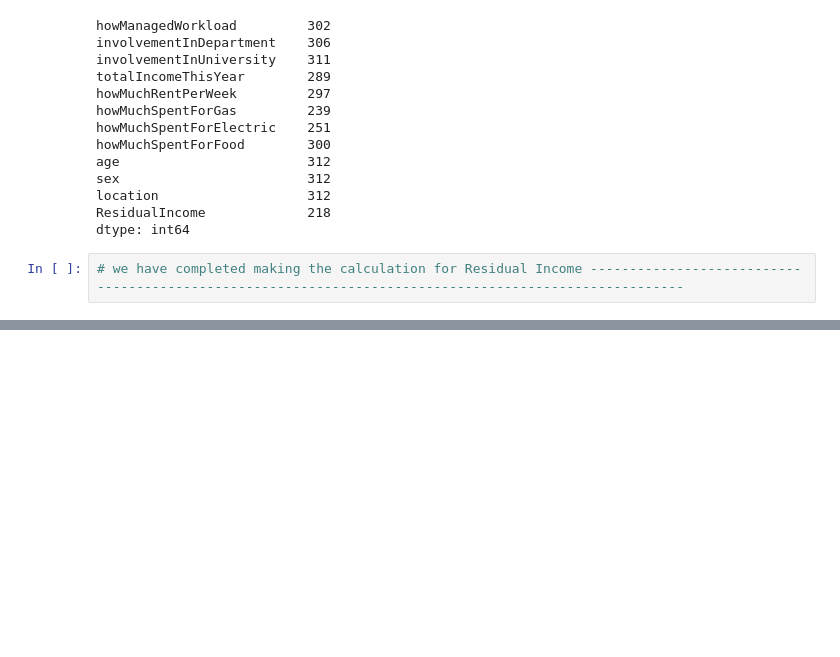
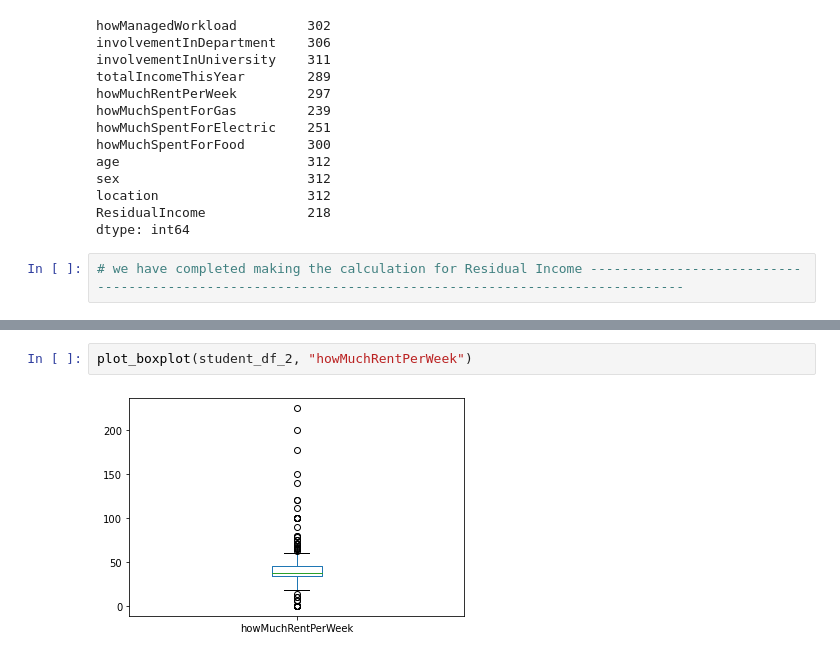
Before and after one commit to Mohamed-Shaheedullah/student-welfare-data, a Jupyter notebook: student_welfare_Python.ipynb, the cells around one changed output, grey strips where cells are left out. Saved outputs shown, nothing was run; the diff lists cells and outputs as text; blank space fills up the shorter version.

```diff
--- a/student_welfare_Python.ipynb
+++ b/student_welfare_Python.ipynb
@@ -333,0 +346,4 @@ dtype: int64
+# %%
+plot_boxplot(student_df_2, "howMuchRentPerWeek")
+# %% [output]
+[figure, added]
```
Also changed, not shown: parts of 18 cells of this notebook.
